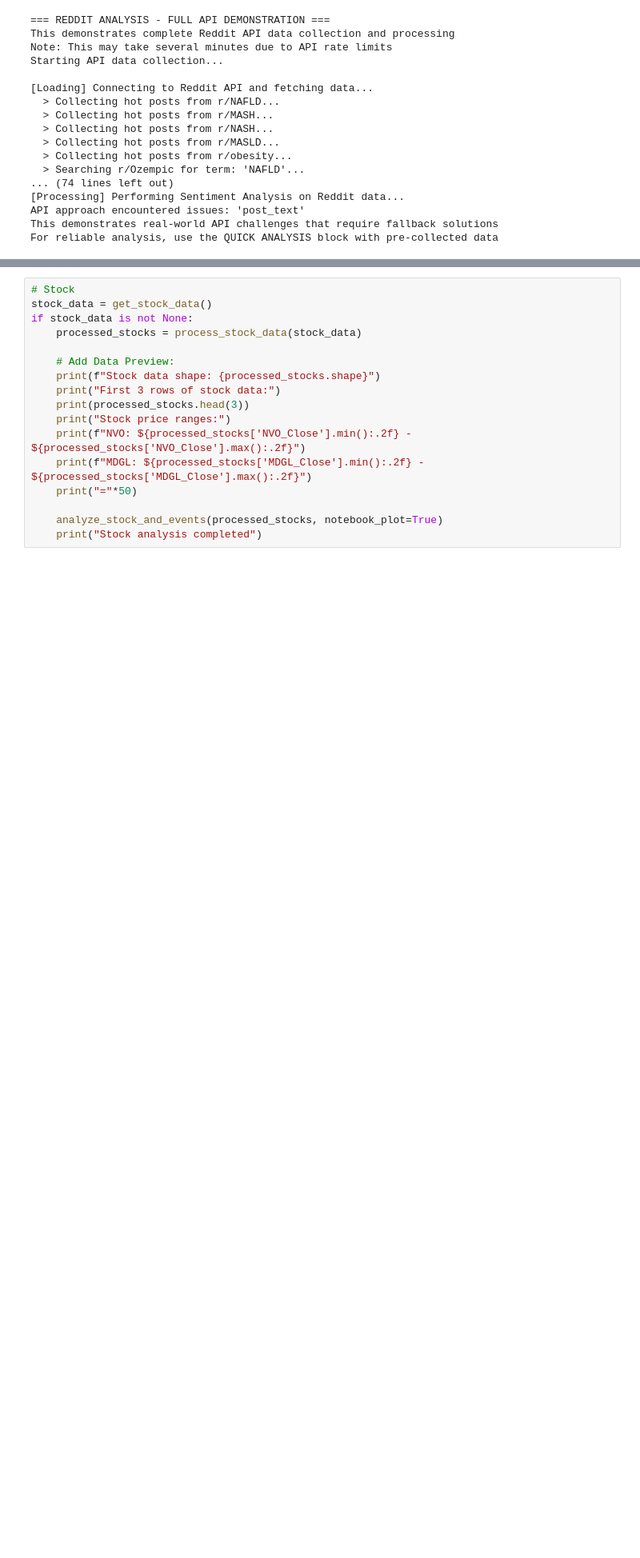
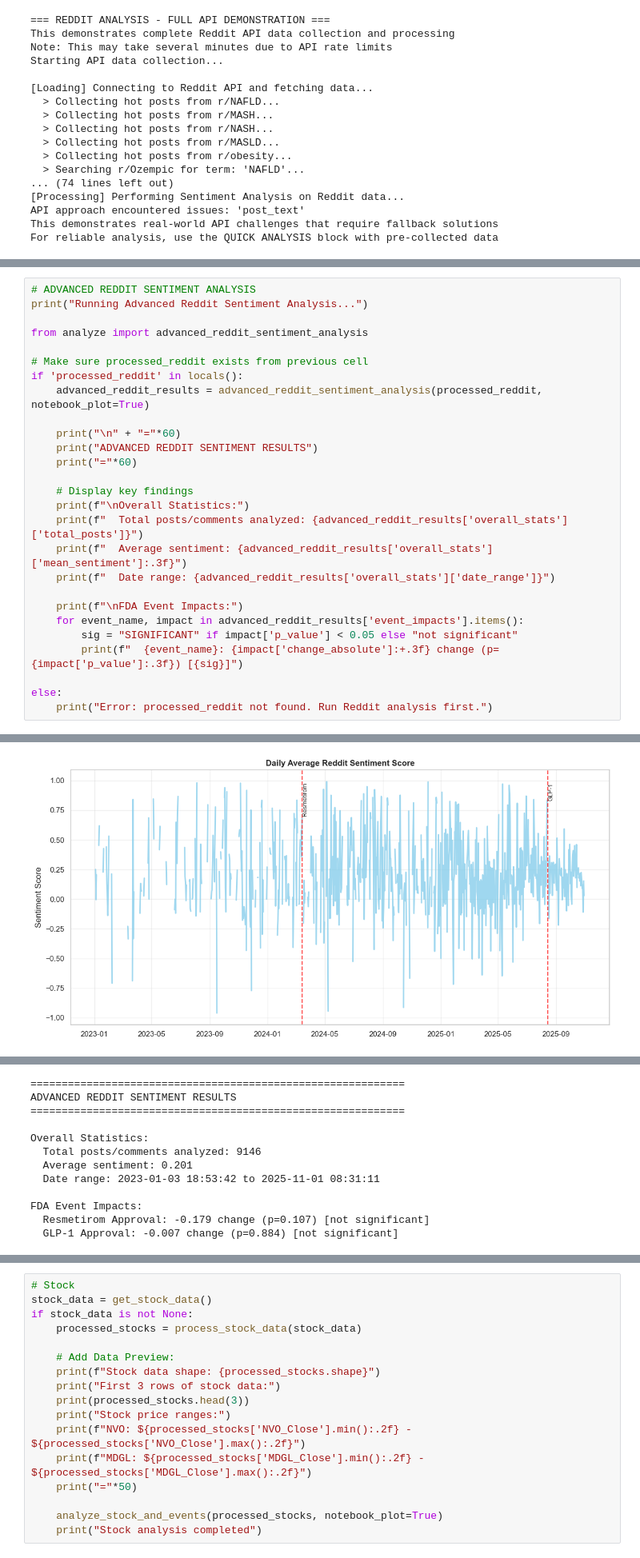
Before and after one commit to DrSAMA2025/dsci510_fall2025_final_project, a Jupyter notebook: src/results.ipynb, the cells around one changed output, grey strips where cells are left out. Shown at 80% size. Saved outputs shown, nothing was run; the diff lists cells and outputs as text; blank space fills up the shorter version.

```diff
--- a/src/results.ipynb
+++ b/src/results.ipynb
@@ -296,3 +413,31 @@ First 3 rows of Reddit sentiment data:
   > Displayed Reddit sentiment plot in notebook
 Reddit sentiment analysis completed successfully using pre-collected data
 This approach ensures consistent results for development and demonstration
+# %%
+# ADVANCED REDDIT SENTIMENT ANALYSIS
+print("Running Advanced Reddit Sentiment Analysis...")
+
+from analyze import advanced_reddit_sentiment_analysis
+
+# Make sure processed_reddit exists from previous cell
+if 'processed_reddit' in locals():
+    advanced_reddit_results = advanced_reddit_sentiment_analysis(processed_reddit, notebook_plot=True)
+
+    print("\n" + "="*60)
+    print("ADVANCED REDDIT SENTIMENT RESULTS")
+    print("="*60)
+
+    # Display key findings
+    print(f"\nOverall Statistics:")
+    print(f"  Total posts/comments analyzed: {advanced_reddit_results['overall_stats']['total_posts']}")
+    print(f"  Average sentiment: {advanced_reddit_results['overall_stats']['mean_sentiment']:.3f}")
+    print(f"  Date range: {advanced_reddit_results['overall_stats']['date_range']}")
+
+    print(f"\nFDA Event Impacts:")
+    for event_name, impact in advanced_reddit_results['event_impacts'].items():
+        sig = "SIGNIFICANT" if impact['p_value'] < 0.05 else "not significant"
+        print(f"  {event_name}: {impact['change_absolute']:+.3f} change (p={impact['p_value']:.3f}) [{sig}]")
+
+else:
+    print("Error: processed_reddit not found. Run Reddit analysis first.")
+# %% [output]
@@ -298,0 +461 @@ This approach ensures consistent results for development and demonstration
+[figure, added]
@@ -298,0 +465,12 @@ This approach ensures consistent results for development and demonstration
+============================================================
+ADVANCED REDDIT SENTIMENT RESULTS
+============================================================
+
+Overall Statistics:
+  Total posts/comments analyzed: 9146
+  Average sentiment: 0.201
+  Date range: 2023-01-03 18:53:42 to 2025-11-01 08:31:11
+
+FDA Event Impacts:
+  Resmetirom Approval: -0.179 change (p=0.107) [not significant]
+  GLP-1 Approval: -0.007 change (p=0.884) [not significant]
```
Also changed, not shown: parts of 13 cells of this notebook, 6 other files.
